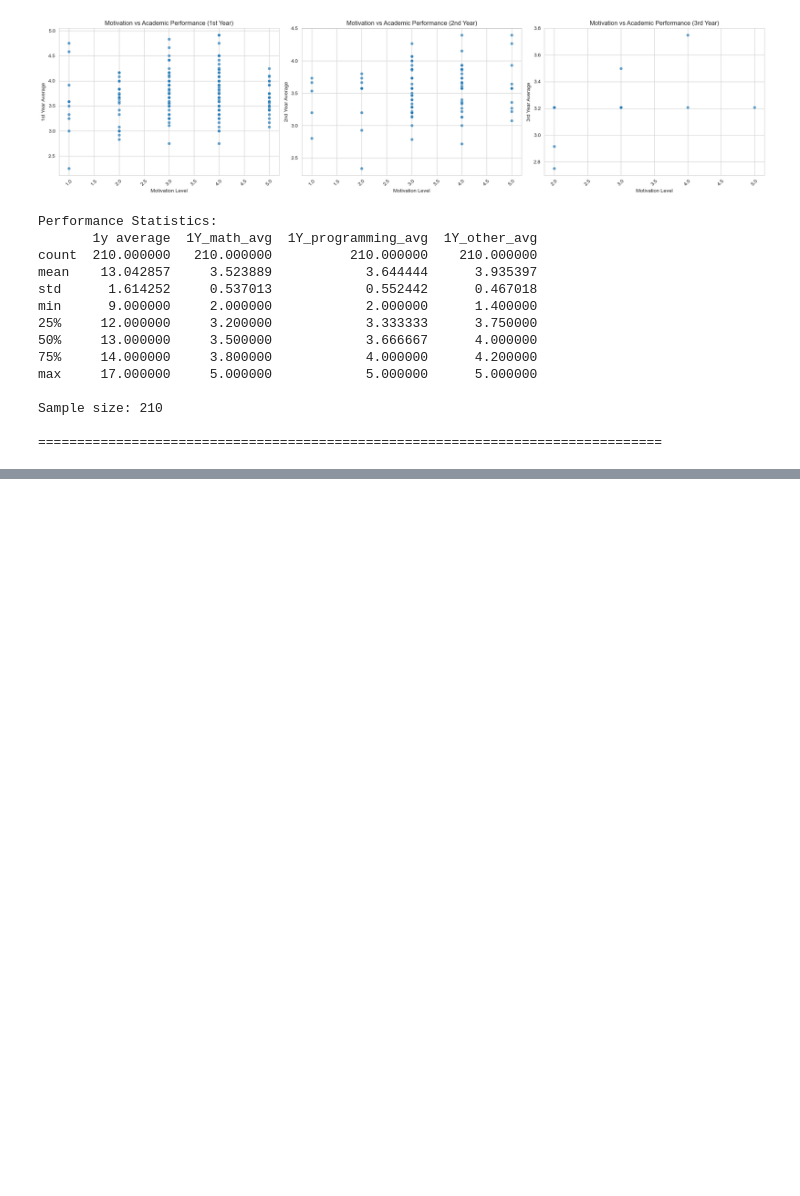
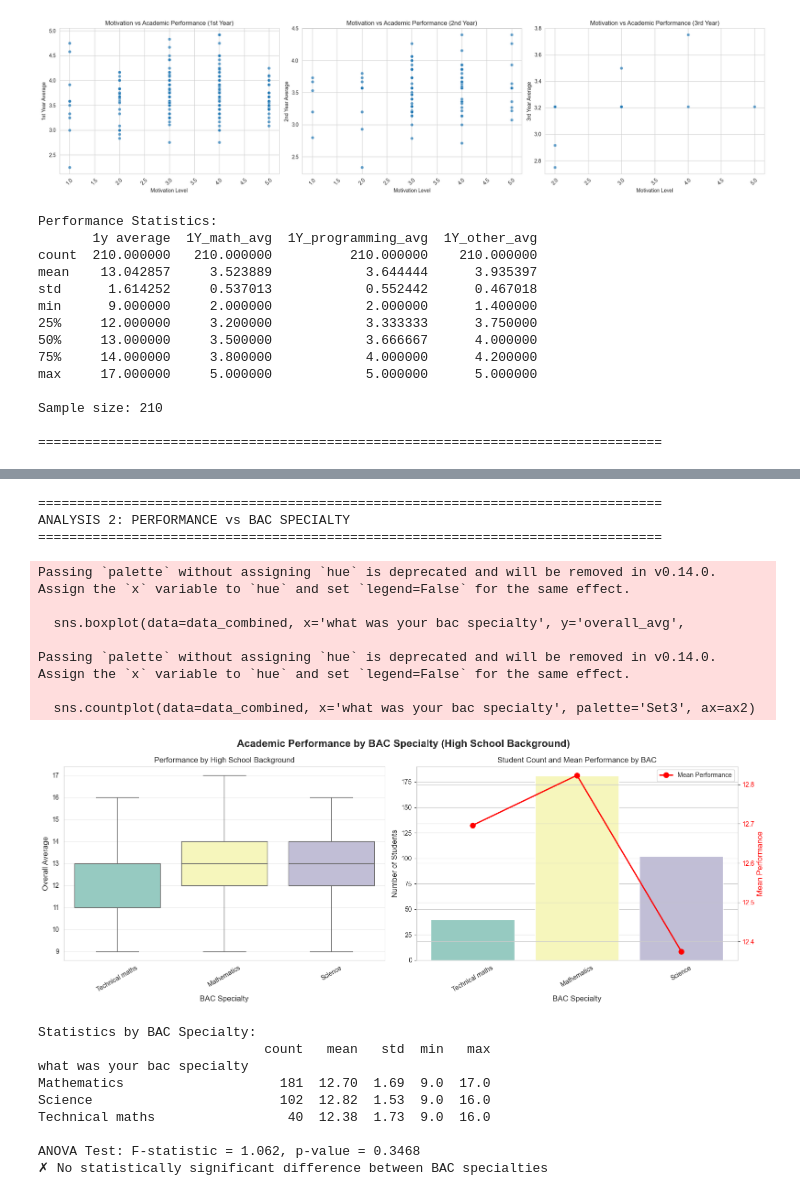
Before and after one commit to ayaaa321/ENSIA-students-performance, a Jupyter notebook: EDA/eda_bivariate_analysis.ipynb, the cells around one changed output, grey strips where cells are left out. Saved outputs shown, nothing was run; the diff lists cells and outputs as text; code cells hidden in the pictures; blank space fills up the shorter version.

```diff
--- a/EDA/eda_bivariate_analysis.ipynb
+++ b/EDA/eda_bivariate_analysis.ipynb
@@ -174,0 +604,78 @@ Correlation between sleep and overall performance: 0.067
+# %%
+
+# ============================================================================
+# ANALYSIS 2: Performance vs BAC Specialty
+# ============================================================================
+print("\n\n" + "=" * 80)
+print("ANALYSIS 2: PERFORMANCE vs BAC SPECIALTY")
+print("=" * 80)
+
+fig, axes = plt.subplots(1, 2, figsize=(16, 6))
+fig.suptitle('Academic Performance by BAC Specialty (High School Background)',
+             fontsize=16, fontweight='bold')
+
+# Box plot
+sns.boxplot(data=data_combined, x='what was your bac specialty', y='overall_avg',
+            palette='Set3', ax=axes[0])
+axes[0].set_xlabel('BAC Specialty', fontsize=12)
+axes[0].set_ylabel('Overall Average', fontsize=12)
+axes[0].set_title('Performance by High School Background')
+axes[0].tick_params(axis='x', rotation=30)
+axes[0].grid(True, alpha=0.3, axis='y')
+
+# Count plot with mean overlay
+bac_stats = data_combined.groupby('what was your bac specialty')['overall_avg'].agg(['mean', 'count'])
+ax2 = axes[1]
+sns.countplot(data=data_combined, x='what was your bac specialty', palette='Set3', ax=ax2)
+ax2.set_xlabel('BAC Specialty', fontsize=12)
+ax2.set_ylabel('Number of Students', fontsize=12)
+ax2.tick_params(axis='x', rotation=30)
+
+# Add mean performance as line on secondary axis
+ax2_twin = ax2.twinx()
+ax2_twin.plot(range(len(bac_stats)), bac_stats['mean'], 'ro-', linewidth=2,
+              markersize=8, label='Mean Performance')
+ax2_twin.set_ylabel('Mean Performance', fontsize=12, color='red')
+ax2_twin.tick_params(axis='y', labelcolor='red')
+ax2_twin.legend(loc='upper right')
+ax2.set_title('Student Count and Mean Performance by BAC')
+
+plt.tight_layout()
+plt.show()
+
+# Statistical summary
+bac_stats_full = data_combined.groupby('what was your bac specialty')['overall_avg'].agg([
+    'count', 'mean', 'std', 'min', 'max'
+]).round(2)
+print("\nStatistics by BAC Specialty:")
+print(bac_stats_full)
+
+# ANOVA test
+groups = [group['overall_avg'].values for name, group in data_combined.groupby('what was your bac specialty')]
+f_stat, p_value = f_oneway(*groups)
+print(f"\nANOVA Test: F-statistic = {f_stat:.3f}, p-value = {p_value:.4f}")
+if p_value < 0.05:
+    print("✓ Statistically significant difference between BAC specialties")
+else:
+    print("✗ No statistically significant difference between BAC specialties")
+# %% [output]
+================================================================================
+ANALYSIS 2: PERFORMANCE vs BAC SPECIALTY
+================================================================================
+Passing `palette` without assigning `hue` is deprecated and will be removed in v0.14.0. Assign the `x` variable to `hue` and set `legend=False` for the same effect.
+
+  sns.boxplot(data=data_combined, x='what was your bac specialty', y='overall_avg',
+
+Passing `palette` without assigning `hue` is deprecated and will be removed in v0.14.0. Assign the `x` variable to `hue` and set `legend=False` for the same effect.
+
+  sns.countplot(data=data_combined, x='what was your bac specialty', palette='Set3', ax=ax2)
+[figure, added]
+Statistics by BAC Specialty:
+                             count   mean   std  min   max
+what was your bac specialty
+Mathematics                    181  12.70  1.69  9.0  17.0
+Science                        102  12.82  1.53  9.0  16.0
+Technical maths                 40  12.38  1.73  9.0  16.0
+
+ANOVA Test: F-statistic = 1.062, p-value = 0.3468
+✗ No statistically significant difference between BAC specialties
```
Also changed, not shown: parts of 18 cells of this notebook.
